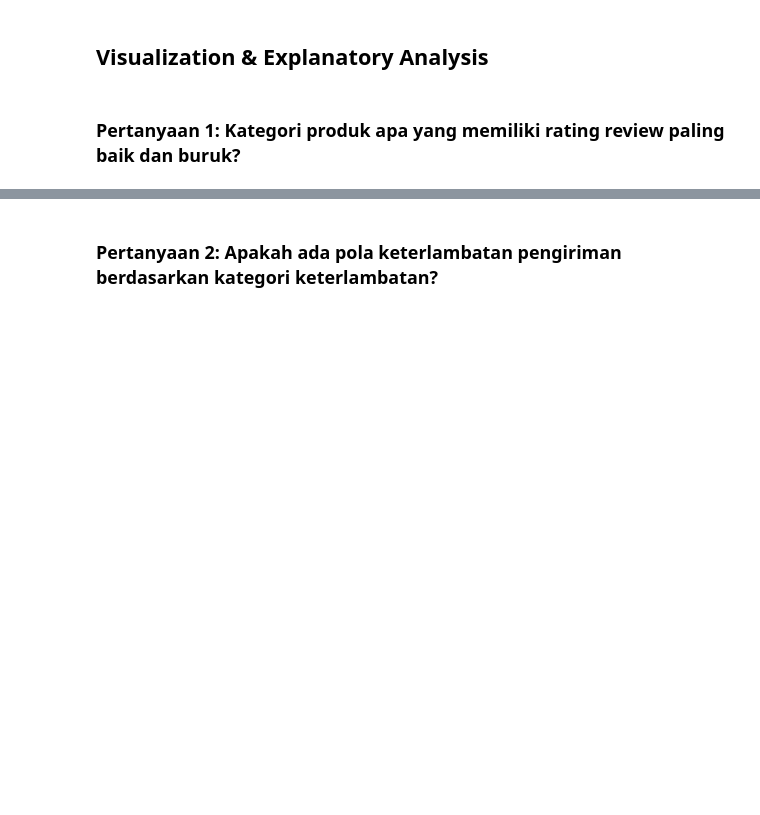
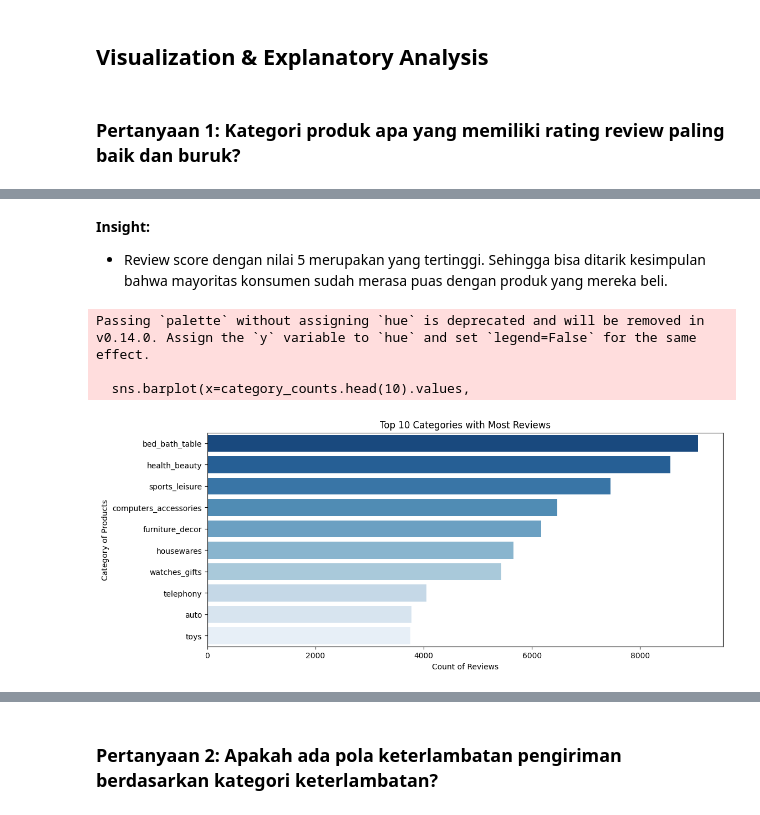
Before and after one commit to aryantiraihana/ecommerce-ml-dashboard, a Jupyter notebook: proyek_analisis_data.ipynb, the cells around one changed output, grey strips where cells are left out. Drawn from its saved outputs; the diff is of its cells as text; code cells hidden in the pictures; blank space fills up the shorter version.

```diff
--- a/proyek_analisis_data.ipynb
+++ b/proyek_analisis_data.ipynb
@@ -443,0 +315,4 @@ Passing `palette` without assigning `hue` is deprecated and will be removed in v
+# %%
+# menghitung berapa kali setiap kategori produk muncul dalam dataset
+category_counts = final_df_case1["product_category_name_english"].value_counts()
+print(category_counts)
@@ -480,0 +448,18 @@ Passing `palette` without assigning `hue` is deprecated and will be removed in v
+# %% [markdown]
+**Insight:**
+- Review score dengan nilai 5 merupakan yang tertinggi. Sehingga bisa ditarik kesimpulan bahwa mayoritas konsumen sudah merasa puas dengan produk yang mereka beli.
+# %%
+# analisis kategori produk yang sering diberi review
+plt.figure(figsize=(12, 5))
+sns.barplot(x=category_counts.head(10).values,
+            y=category_counts.head(10).index,
+            palette="Blues_r")
+plt.xlabel("Count of Reviews")
+plt.ylabel("Category of Products")
+plt.title("Top 10 Categories with Most Reviews")
+plt.show()
+# %% [output]
+Passing `palette` without assigning `hue` is deprecated and will be removed in v0.14.0. Assign the `y` variable to `hue` and set `legend=False` for the same effect.
+
+  sns.barplot(x=category_counts.head(10).values,
+[figure, added]
```
Also changed, not shown: parts of 67 cells of this notebook, 5 other files.
